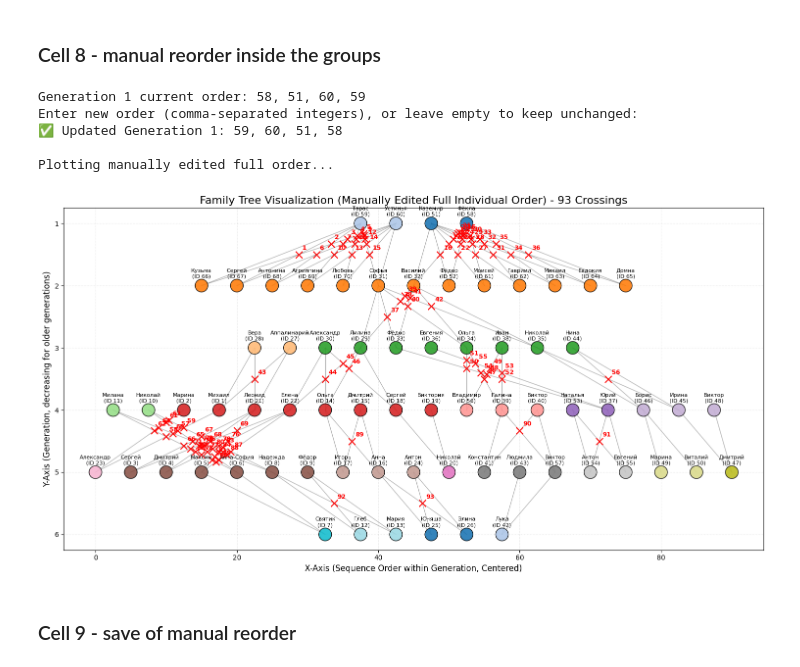
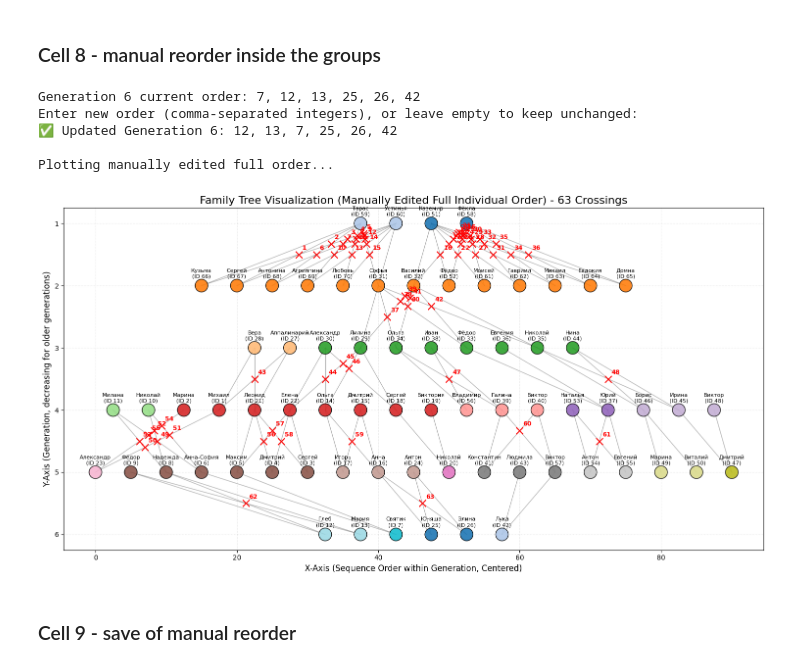
Before and after one commit to MaksimVienna/family-tree_v2, a Jupyter notebook: docs/data/data_sort/data_sort.ipynb, the cells around one changed output. Drawn from its saved outputs; the diff is of its cells as text; code cells hidden in the pictures.

```diff
--- a/docs/data/data_sort/data_sort.ipynb
+++ b/docs/data/data_sort/data_sort.ipynb
@@ -2464,37 +2464,37 @@ def show_and_edit_generations_numeric(order_dict, selected_gens):
                 valid_ids.append(str(int(str(pid).strip())))
             except:
                 pass
         sanitized_order[gen] = valid_ids  # keep empty list if nothing valid
 
     return sanitized_order
 
 
 # ====================================================================
 # Example usage
 # ====================================================================
 
 # Specify which generations you want to manually edit
-gens_to_edit = [1]  # change as needed
+gens_to_edit = [6]  # change as needed
 
 if full_order_loaded:
     full_order_loaded = show_and_edit_generations_numeric(full_order_loaded, gens_to_edit)
 
 # --- Re-plot safely ---
 if 'generate_and_plot_tree' in globals() and full_order_loaded:
     print("\nPlotting manually edited full order...")
     generate_and_plot_tree(
         full_order_loaded,
         "Manually Edited Full Individual Order",
         False,
         collapsed_order_loaded
     )
 # %% [output]
-Generation 1 current order: 58, 51, 60, 59
+Generation 6 current order: 7, 12, 13, 25, 26, 42
 Enter new order (comma-separated integers), or leave empty to keep unchanged:
-✅ Updated Generation 1: 59, 60, 51, 58
+✅ Updated Generation 6: 12, 13, 7, 25, 26, 42
 
 Plotting manually edited full order...
-[figure, old version]
+[figure, new version]
 # %% [markdown]
 ### Cell 9 - save of manual reorder ###
 # %%
```
Also changed, not shown: 7 other files.
